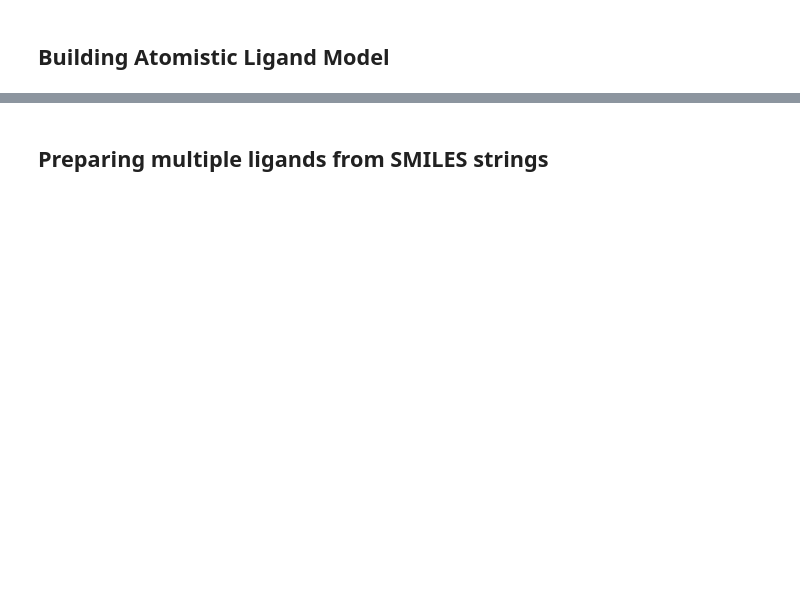
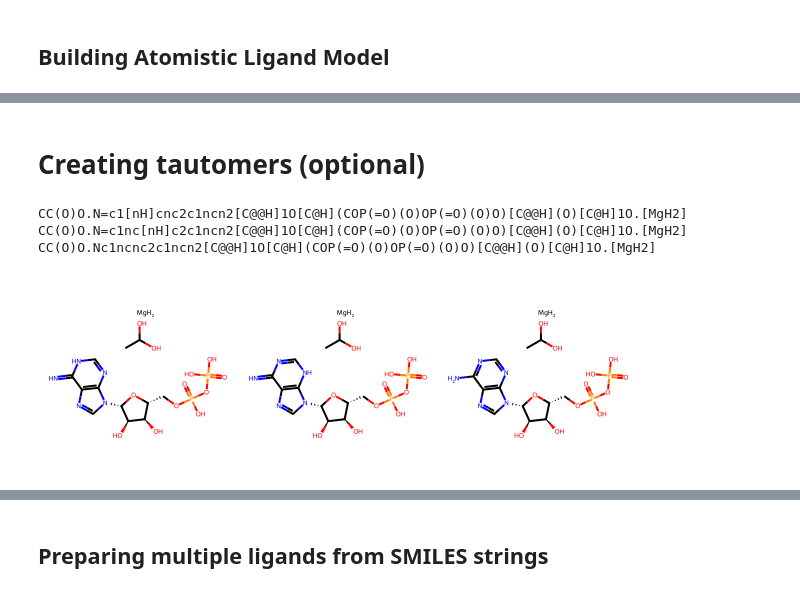
Before and after one commit to mitsukacke2285/drug_discovery_repo, a Jupyter notebook: Ligand_preparation.ipynb, the cells around one changed output, grey strips where cells are left out. Saved outputs shown, nothing was run; the diff lists cells and outputs as text; code cells hidden in the pictures; blank space fills up the shorter version.

```diff
--- a/Ligand_preparation.ipynb
+++ b/Ligand_preparation.ipynb
@@ -174,14 +226,15 @@ corrected_pose_with_H
+# %% [markdown]
+# Creating tautomers (optional)
 # %%
-## Creating tautomers
-#from rdkit.Chem.MolStandardize import rdMolStandardize
+from rdkit.Chem.MolStandardize import rdMolStandardize
 # Initialize enumerator
-#tautomer_enumerator = rdMolStandardize.TautomerEnumerator()
+tautomer_enumerator = rdMolStandardize.TautomerEnumerator()
 # Provide RDKit Mol object to generate.
 # We already made this, but you may start from a SMILE string or other source
 # Remember, use the structure with implicit hydrogens!
-#tautomers = tautomer_enumerator.Enumerate(corrected_pose)
+tautomers = tautomer_enumerator.Enumerate(corrected_pose)
 # Take the TautomerEnumerationResults object and iterate over to get a list of structures
-#tautomers_list = [t for t in tautomers]
+tautomers_list = [t for t in tautomers]
 
 '''
 Note! This may generate duplicate structures,
@@ -190,7 +243,7 @@ then rebuild the Mol objects to map their coordinates back onto the reference st
 '''
 
 # Cast to a set to make unique, then back to a list (as some tautomers can be enumerated again for some structures)
-#smiles_set_tautomers = set(Chem.MolToSmiles(t) for t in tautomers_list)
-#tautomer_list_unique = list(smiles_set_tautomers)
+smiles_set_tautomers = set(Chem.MolToSmiles(t) for t in tautomers_list)
+tautomer_list_unique = list(smiles_set_tautomers)
 # We know the ligand structure does have unique tautomers, this is just a sanity check
-#assert len(tautomers_list) == len(tautomer_list_unique)
+assert len(tautomers_list) == len(tautomer_list_unique)
@@ -199,12 +250,18 @@ then rebuild the Mol objects to map their coordinates back onto the reference st
 # %%
-#ligand_tautomers = f"{ligand_directory}/{ligand_id}_tautomers.sdf"
-#writer = Chem.SDWriter(ligand_tautomers)
-#for t in tautomers_list:
-#  writer.write(t)
-#writer.close()
+ligand_tautomers = f"{ligand_directory}/{ligand_id}_tautomers.sdf"
+writer = Chem.SDWriter(ligand_tautomers)
+for t in tautomers_list:
+  writer.write(t)
+writer.close()
 # %%
-#for t in tautomer_list_unique:
-#  print(t)
+for t in tautomer_list_unique:
+  print(t)
+# %% [output]
+CC(O)O.N=c1[nH]cnc2c1ncn2[C@@H]1O[C@H](COP(=O)(O)OP(=O)(O)O)[C@@H](O)[C@H]1O.[MgH2]
+CC(O)O.N=c1nc[nH]c2c1ncn2[C@@H]1O[C@H](COP(=O)(O)OP(=O)(O)O)[C@@H](O)[C@H]1O.[MgH2]
+CC(O)O.Nc1ncnc2c1ncn2[C@@H]1O[C@H](COP(=O)(O)OP(=O)(O)O)[C@@H](O)[C@H]1O.[MgH2]
 # %%
-#from rdkit.Chem import Draw
-#Draw.MolsToGridImage([Chem.MolFromSmiles(t) for t in tautomer_list_unique])
+from rdkit.Chem import Draw
+Draw.MolsToGridImage([Chem.MolFromSmiles(t) for t in tautomer_list_unique])
+# %% [output]
+[figure, added]
```
Also changed, not shown: parts of 34 cells of this notebook.
